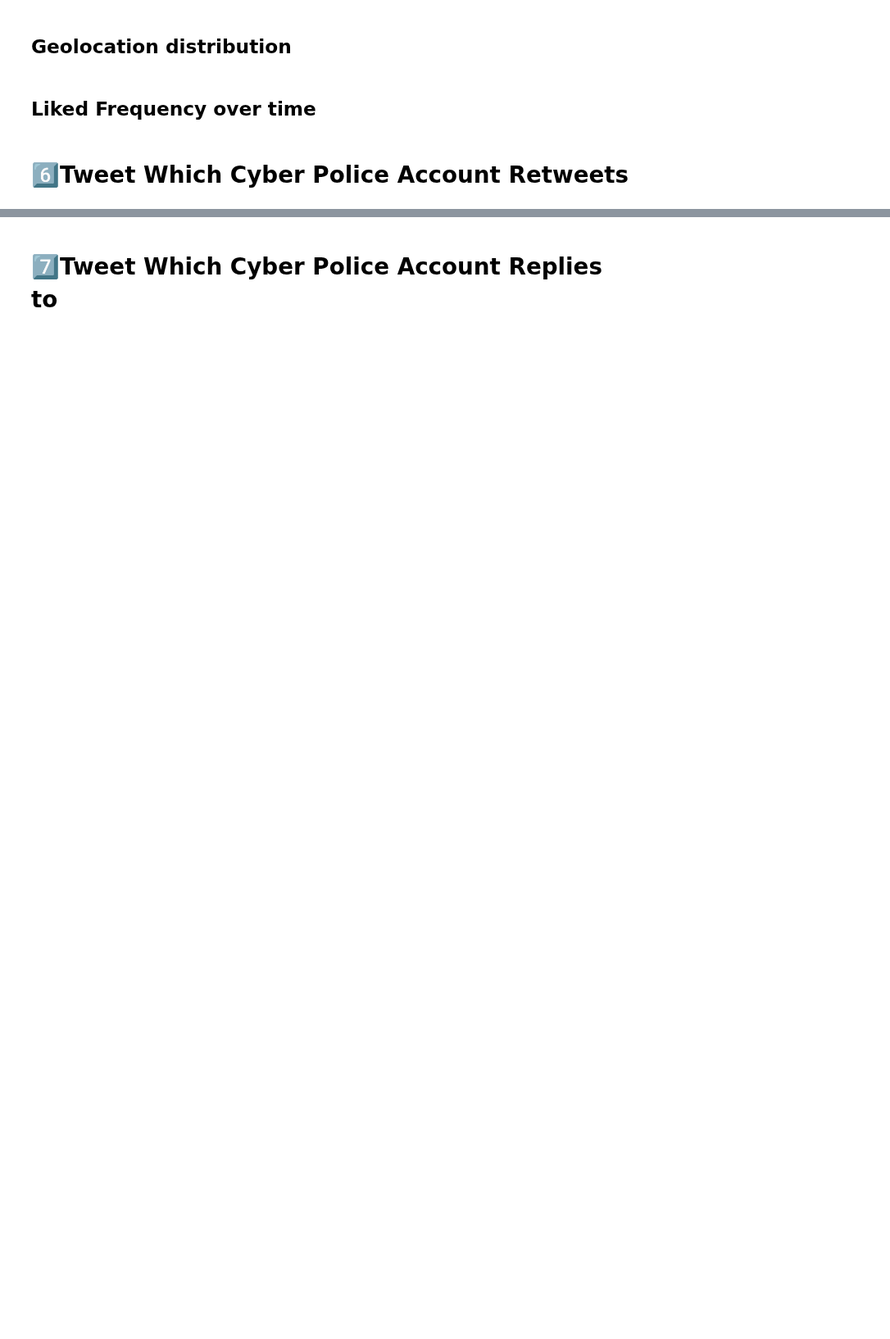
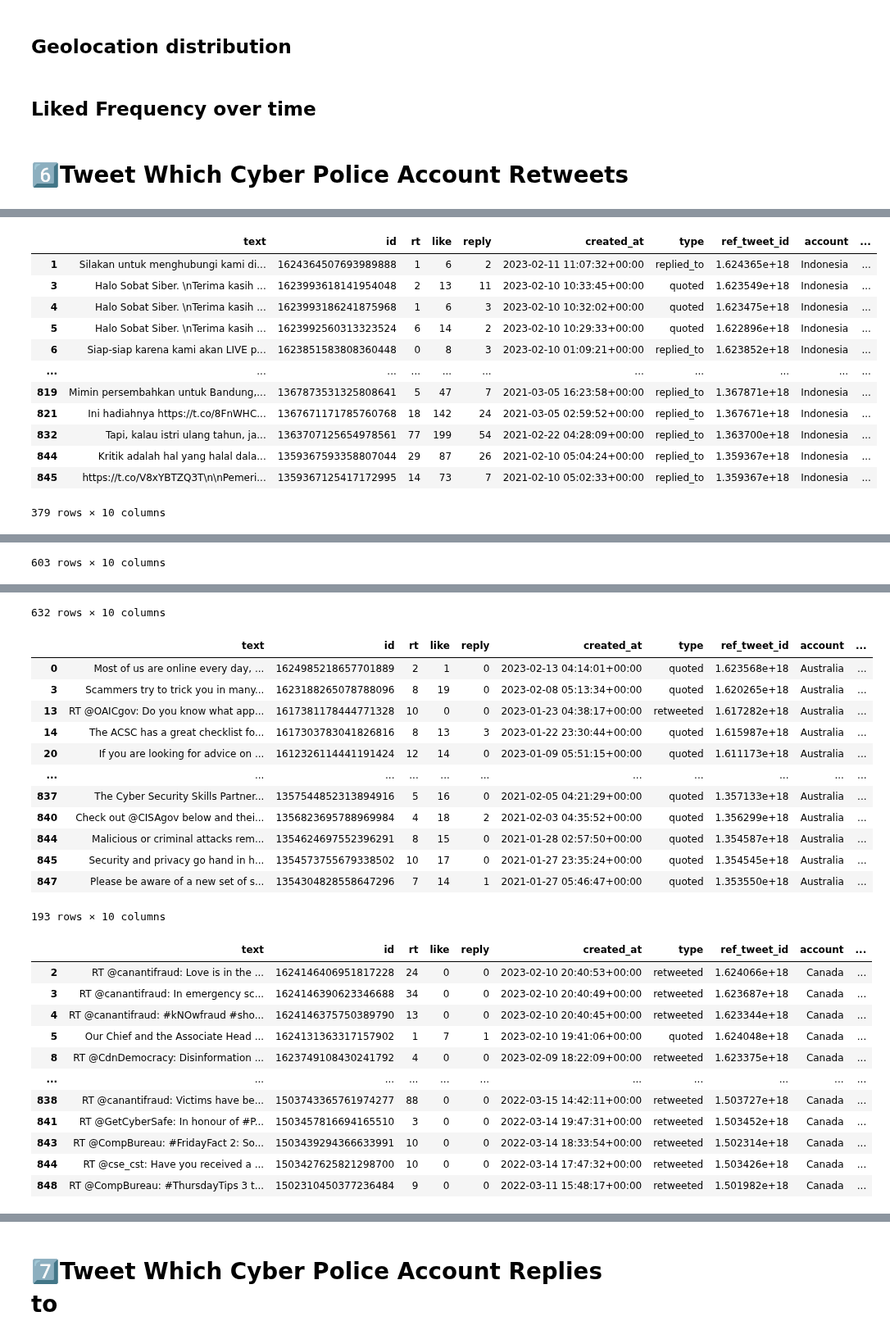
Before and after one commit to ranggakd/DAIly, a Jupyter notebook: projects/cyber police/Tweepy_of_CyberPolice_Comparison.ipynb, the cells around one changed output, grey strips where cells are left out. Shown at 82% size. Drawn from its saved outputs; the diff is of its cells as text; code cells hidden in the pictures; blank space fills up the shorter version.

```diff
--- a/projects/cyber police/Tweepy_of_CyberPolice_Comparison.ipynb
+++ b/projects/cyber police/Tweepy_of_CyberPolice_Comparison.ipynb
@@ -635,0 +633,14 @@ len(twitter_acc_dict)
+# %%
+id_t2, id_t_rt, twitter_acc_dict = get_account_tweets('Indonesia', twitter_acc_dict, 'replies')
+us_t2, us_t_rt, twitter_acc_dict = get_account_tweets('USA', twitter_acc_dict, 'replies')
+gb_t2, gb_t_rt, twitter_acc_dict = get_account_tweets('Great Britain', twitter_acc_dict, 'replies')
+au_t2, au_t_rt, twitter_acc_dict = get_account_tweets('Australia', twitter_acc_dict, 'replies')
+ca_t2, ca_t_rt, twitter_acc_dict = get_account_tweets('Canada', twitter_acc_dict, 'replies')
+int_t2, int_t_rt, twitter_acc_dict = get_account_tweets('Interpol', twitter_acc_dict, 'replies')
+
+display(id_t2)
+display(us_t2)
+display(gb_t2)
+display(au_t2)
+display(ca_t2)
+display(int_t2)
@@ -635,0 +726,21 @@ len(twitter_acc_dict)
+# %%
+display(id_t_rt)
+display(us_t_rt)
+display(gb_t_rt)
+display(au_t_rt)
+display(ca_t_rt)
+display(int_t_rt)
+# %% [output]
+|  | text | id | rt | like | reply | created_at | type | ref_tweet_id | account | ... |
+| 1 | Silakan untuk menghubungi kami di... | 1624364507693989888 | 1 | 6 | 2 | 2023-02-11 11:07:32+00:00 | replied_to | 1.624365e+18 | Indonesia | ... |
+| 3 | Halo Sobat Siber. \nTerima kasih ... | 1623993618141954048 | 2 | 13 | 11 | 2023-02-10 10:33:45+00:00 | quoted | 1.623549e+18 | Indonesia | ... |
+| 4 | Halo Sobat Siber. \nTerima kasih ... | 1623993186241875968 | 1 | 6 | 3 | 2023-02-10 10:32:02+00:00 | quoted | 1.623475e+18 | Indonesia | ... |
+| 5 | Halo Sobat Siber. \nTerima kasih ... | 1623992560313323524 | 6 | 14 | 2 | 2023-02-10 10:29:33+00:00 | quoted | 1.622896e+18 | Indonesia | ... |
+| 6 | Siap-siap karena kami akan LIVE p... | 1623851583808360448 | 0 | 8 | 3 | 2023-02-10 01:09:21+00:00 | replied_to | 1.623852e+18 | Indonesia | ... |
+| ... | ... | ... | ... | ... | ... | ... | ... | ... | ... | ... |
+| 819 | Mimin persembahkan untuk Bandung,... | 1367873531325808641 | 5 | 47 | 7 | 2021-03-05 16:23:58+00:00 | replied_to | 1.367871e+18 | Indonesia | ... |
+| 821 | Ini hadiahnya https://t.co/8FnWHC... | 1367671171785760768 | 18 | 142 | 24 | 2021-03-05 02:59:52+00:00 | replied_to | 1.367671e+18 | Indonesia | ... |
+| 832 | Tapi, kalau istri ulang tahun, ja... | 1363707125654978561 | 77 | 199 | 54 | 2021-02-22 04:28:09+00:00 | replied_to | 1.363700e+18 | Indonesia | ... |
+| 844 | Kritik adalah hal yang halal dala... | 1359367593358807044 | 29 | 87 | 26 | 2021-02-10 05:04:24+00:00 | replied_to | 1.359367e+18 | Indonesia | ... |
+| 845 | https://t.co/V8xYBTZQ3T\n\nPemeri... | 1359367125417172995 | 14 | 73 | 7 | 2021-02-10 05:02:33+00:00 | replied_to | 1.359367e+18 | Indonesia | ... |
+379 rows × 10 columns
@@ -635,0 +759 @@ len(twitter_acc_dict)
+603 rows × 10 columns
@@ -635,0 +772,26 @@ len(twitter_acc_dict)
+632 rows × 10 columns
+|  | text | id | rt | like | reply | created_at | type | ref_tweet_id | account | ... |
+| 0 | Most of us are online every day, ... | 1624985218657701889 | 2 | 1 | 0 | 2023-02-13 04:14:01+00:00 | quoted | 1.623568e+18 | Australia | ... |
+| 3 | Scammers try to trick you in many... | 1623188265078788096 | 8 | 19 | 0 | 2023-02-08 05:13:34+00:00 | quoted | 1.620265e+18 | Australia | ... |
+| 13 | RT @OAICgov: Do you know what app... | 1617381178444771328 | 10 | 0 | 0 | 2023-01-23 04:38:17+00:00 | retweeted | 1.617282e+18 | Australia | ... |
+| 14 | The ACSC has a great checklist fo... | 1617303783041826816 | 8 | 13 | 3 | 2023-01-22 23:30:44+00:00 | quoted | 1.615987e+18 | Australia | ... |
+| 20 | If you are looking for advice on ... | 1612326114441191424 | 12 | 14 | 0 | 2023-01-09 05:51:15+00:00 | quoted | 1.611173e+18 | Australia | ... |
+| ... | ... | ... | ... | ... | ... | ... | ... | ... | ... | ... |
+| 837 | The Cyber Security Skills Partner... | 1357544852313894916 | 5 | 16 | 0 | 2021-02-05 04:21:29+00:00 | quoted | 1.357133e+18 | Australia | ... |
+| 840 | Check out @CISAgov below and thei... | 1356823695788969984 | 4 | 18 | 2 | 2021-02-03 04:35:52+00:00 | quoted | 1.356299e+18 | Australia | ... |
+| 844 | Malicious or criminal attacks rem... | 1354624697552396291 | 8 | 15 | 0 | 2021-01-28 02:57:50+00:00 | quoted | 1.354587e+18 | Australia | ... |
+| 845 | Security and privacy go hand in h... | 1354573755679338502 | 10 | 17 | 0 | 2021-01-27 23:35:24+00:00 | quoted | 1.354545e+18 | Australia | ... |
+| 847 | Please be aware of a new set of s... | 1354304828558647296 | 7 | 14 | 1 | 2021-01-27 05:46:47+00:00 | quoted | 1.353550e+18 | Australia | ... |
+193 rows × 10 columns
+|  | text | id | rt | like | reply | created_at | type | ref_tweet_id | account | ... |
+| 2 | RT @canantifraud: Love is in the ... | 1624146406951817228 | 24 | 0 | 0 | 2023-02-10 20:40:53+00:00 | retweeted | 1.624066e+18 | Canada | ... |
+| 3 | RT @canantifraud: In emergency sc... | 1624146390623346688 | 34 | 0 | 0 | 2023-02-10 20:40:49+00:00 | retweeted | 1.623687e+18 | Canada | ... |
+| 4 | RT @canantifraud: #kNOwfraud #sho... | 1624146375750389790 | 13 | 0 | 0 | 2023-02-10 20:40:45+00:00 | retweeted | 1.623344e+18 | Canada | ... |
+| 5 | Our Chief and the Associate Head ... | 1624131363317157902 | 1 | 7 | 1 | 2023-02-10 19:41:06+00:00 | quoted | 1.624048e+18 | Canada | ... |
+| 8 | RT @CdnDemocracy: Disinformation ... | 1623749108430241792 | 4 | 0 | 0 | 2023-02-09 18:22:09+00:00 | retweeted | 1.623375e+18 | Canada | ... |
+| ... | ... | ... | ... | ... | ... | ... | ... | ... | ... | ... |
+| 838 | RT @canantifraud: Victims have be... | 1503743365761974277 | 88 | 0 | 0 | 2022-03-15 14:42:11+00:00 | retweeted | 1.503727e+18 | Canada | ... |
+| 841 | RT @GetCyberSafe: In honour of #P... | 1503457816694165510 | 3 | 0 | 0 | 2022-03-14 19:47:31+00:00 | retweeted | 1.503452e+18 | Canada | ... |
+| 843 | RT @CompBureau: #FridayFact 2: So... | 1503439294366633991 | 10 | 0 | 0 | 2022-03-14 18:33:54+00:00 | retweeted | 1.502314e+18 | Canada | ... |
+| 844 | RT @cse_cst: Have you received a ... | 1503427625821298700 | 10 | 0 | 0 | 2022-03-14 17:47:32+00:00 | retweeted | 1.503426e+18 | Canada | ... |
+| 848 | RT @CompBureau: #ThursdayTips 3 t... | 1502310450377236484 | 9 | 0 | 0 | 2022-03-11 15:48:17+00:00 | retweeted | 1.501982e+18 | Canada | ... |
```
Also changed, not shown: parts of 12 cells of this notebook.
